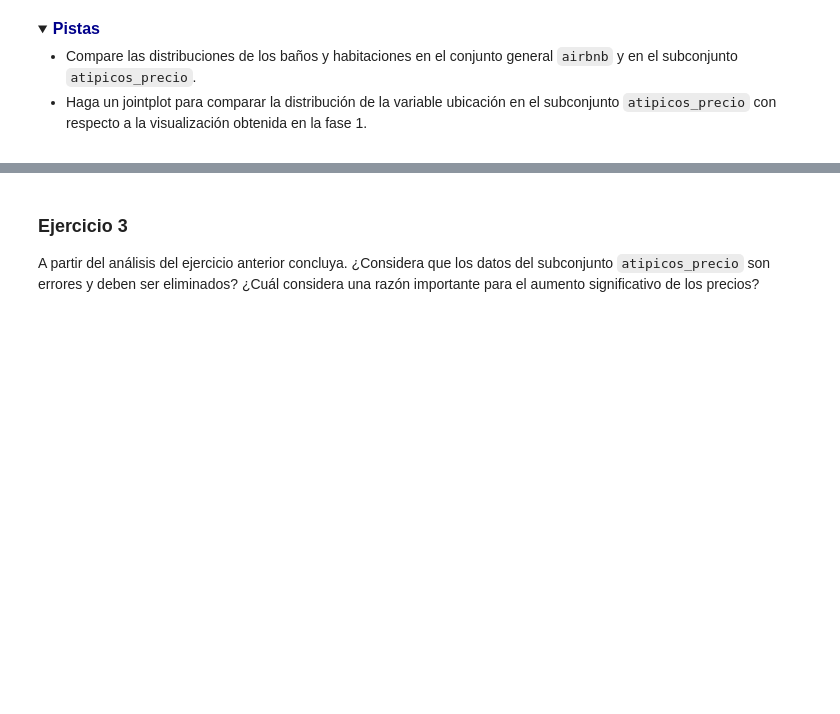
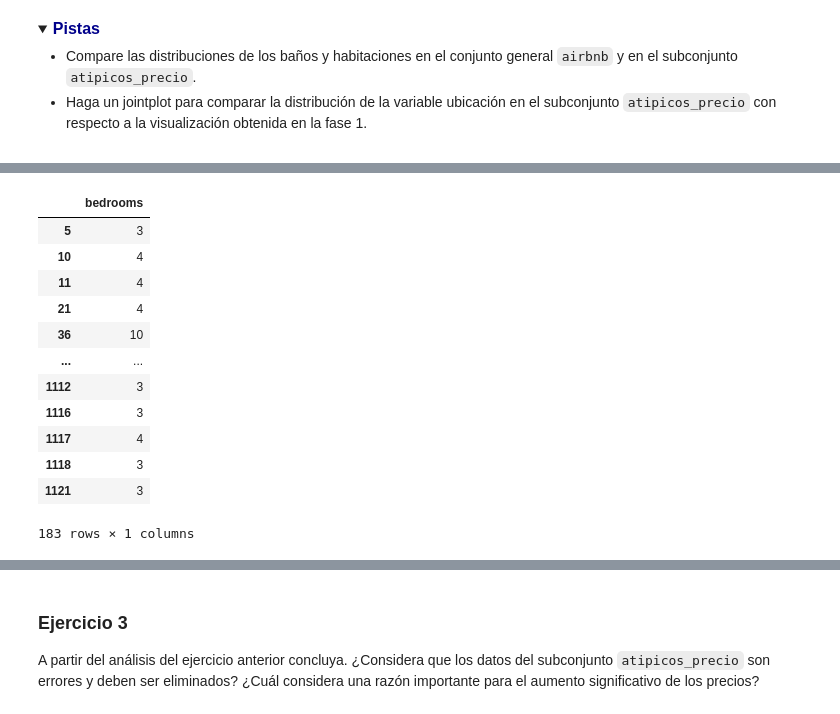
Before and after one commit to chris78rey/DIPLOM_BIGDATA, a Jupyter notebook: deberes/modulo04/talleres guiados/Fase_2_Limpieza_y_transformación_Estudiantes.ipynb, the cells around one changed output, grey strips where cells are left out. Drawn from its saved outputs; the diff is of its cells as text; code cells hidden in the pictures; folded sections open; blank space fills up the shorter version.

```diff
--- a/deberes/modulo04/talleres guiados/Fase_2_Limpieza_y_transformación_Estudiantes.ipynb
+++ b/deberes/modulo04/talleres guiados/Fase_2_Limpieza_y_transformación_Estudiantes.ipynb
@@ -204,0 +215,18 @@ Las dimensiones de atipicos_precio son: (1430, 76)
+# %%
+# Respuesta
+atipicos_bedrooms =airbnb.loc[airbnb['bedrooms']> 2.5,['bedrooms']]
+atipicos_bedrooms[['bedrooms']]
+# %% [output]
+|  | bedrooms |
+| 5 | 3 |
+| 10 | 4 |
+| 11 | 4 |
+| 21 | 4 |
+| 36 | 10 |
+| ... | ... |
+| 1112 | 3 |
+| 1116 | 3 |
+| 1117 | 4 |
+| 1118 | 3 |
+| 1121 | 3 |
+183 rows × 1 columns
```
Also changed, not shown: parts of 8 cells of this notebook, 1 other file.
